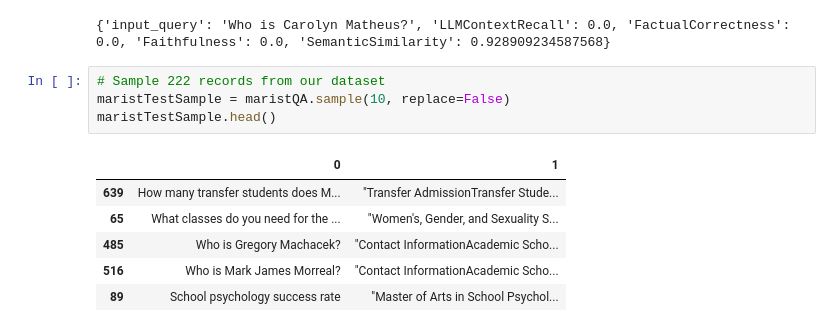
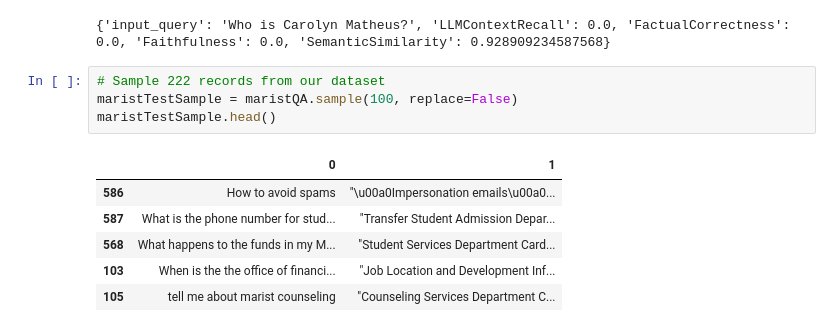
Before and after one commit to cfsarmiento/LLM_Reasoning-Research, a Jupyter notebook: Code/CRAG_Implementation-ML_Independent_Study.ipynb, the cells around one changed output. Cells and saved outputs as stored; diff of their text form.

```diff
--- a/Code/CRAG_Implementation-ML_Independent_Study.ipynb
+++ b/Code/CRAG_Implementation-ML_Independent_Study.ipynb
@@ -659,15 +675,15 @@ for result in evalResults:
 {'input_query': 'Who is Carolyn Matheus?', 'LLMContextRecall': 0.0, 'FactualCorrectness': 0.0, 'Faithfulness': 0.0, 'SemanticSimilarity': 0.928909234587568}
 # %%
 # Sample 222 records from our dataset
-maristTestSample = maristQA.sample(10, replace=False)
+maristTestSample = maristQA.sample(100, replace=False)
 maristTestSample.head()
 # %% [output]
 |  | 0 | 1 |
-| 639 | How many transfer students does M... | "Transfer AdmissionTransfer Stude... |
-| 65 | What classes do you need for the ... | "Women's, Gender, and Sexuality S... |
-| 485 | Who is Gregory Machacek? | "Contact InformationAcademic Scho... |
-| 516 | Who is Mark James Morreal? | "Contact InformationAcademic Scho... |
-| 89 | School psychology success rate | "Master of Arts in School Psychol... |
+| 586 | How to avoid spams | "\u00a0Impersonation emails\u00a0... |
+| 587 | What is the phone number for stud... | "Transfer Student Admission Depar... |
+| 568 | What happens to the funds in my M... | "Student Services Department Card... |
+| 103 | When is the the office of financi... | "Job Location and Development Inf... |
+| 105 | tell me about marist counseling | "Counseling Services Department C... |
 # %%
 # Run our chain with each question and evaluate
 chatHistory = None
```
Also changed, not shown: parts of 9 cells of this notebook, 1 other file.
